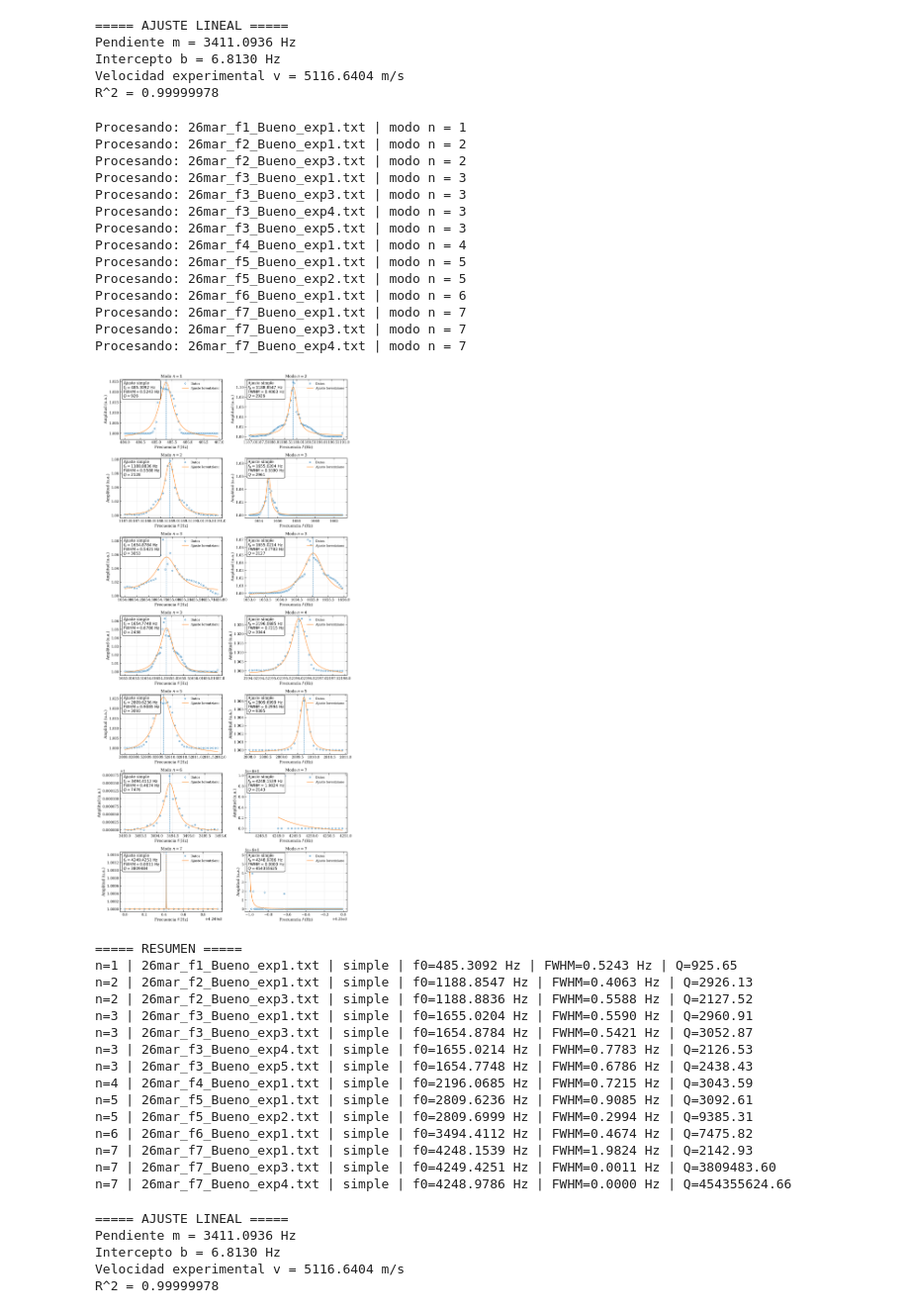
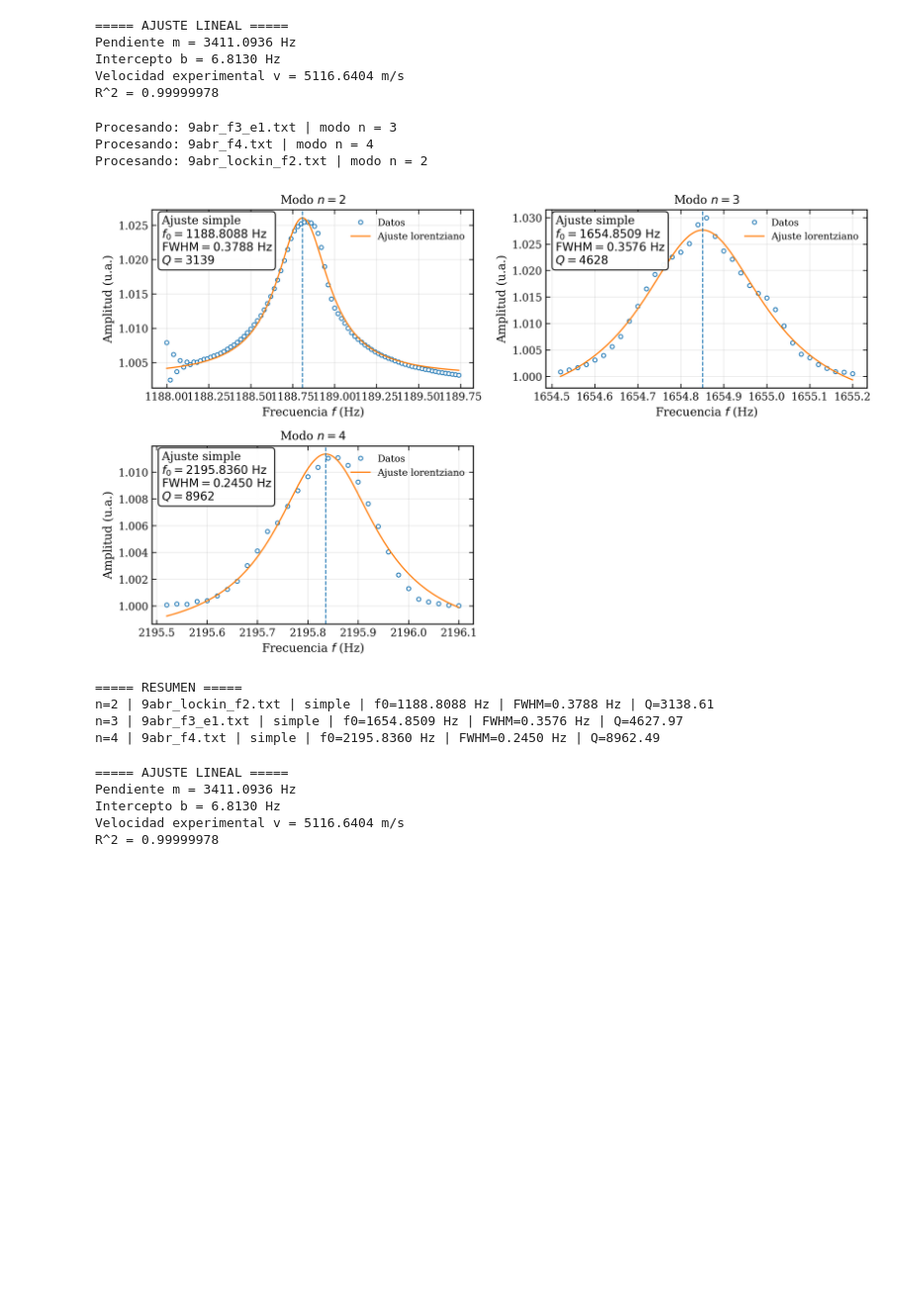
Before and after one commit to EduardoGarcia528/Tesis, a Jupyter notebook: lab/practica1.ipynb, the cells around one changed output. Shown at 99% size. Drawn from its saved outputs; the diff is of its cells as text; code cells hidden in the pictures; blank space fills up the shorter version.

```diff
--- a/lab/practica1.ipynb
+++ b/lab/practica1.ipynb
@@ -375,7 +375,7 @@ def doble_lorentziana(f, A1, f1, g1, A2, f2, g2, C):
 # Extraer modo n del nombre
 # =========================
 def extraer_modo(nombre_archivo):
-    m = re.search(r"f(\d+)_", nombre_archivo)
+    m = re.search(r"f(\d+)", nombre_archivo)
     if m:
         return int(m.group(1))
     return None
@@ -505,11 +505,11 @@ def ajustar_doble_lorentziana(x, y, p0=None, bounds=None, maxfev=200000):
 # =========================
 # Parámetros
 # =========================
-carpeta = "labequipo2/26mar"
+carpeta = "labequipo2/9abr_"
 
 skip_idx = set()
-# skip_idx = {0, 2, 3, 5, 6}
-
+skip_idx = {0,1,2,3,7,8}
+xi,xf = [1654.5,2195.5,1188.0],[1655.2,2196.1,1189.75]
 ext_ok = (".txt", ".dat", ".csv")
 
 # Modos que quieres ajustar con DOBLE lorentziana
@@ -523,18 +523,19 @@ archivos = sorted([fn for fn in os.listdir(carpeta) if fn.lower().endswith(ext_o
 
 resultados = []
 fallos_ajuste = []
-
+j = 0
 for i, nombre_archivo in enumerate(archivos):
     if i in skip_idx:
         continue
 
-    if "Bueno" not in nombre_archivo:
-        continue
+    # if "Bueno" not in nombre_archivo:
+    #     continue
 
     modo_n = extraer_modo(nombre_archivo)
     if modo_n is None:
-        print(f"[WARN] No se pudo extraer el modo n de: {nombre_archivo}")
-        continue
+        modo_n = 0
+        # print(f"[WARN] No se pudo extraer el modo n de: {nombre_archivo}")
+        # continue
 
     print(f"Procesando: {nombre_archivo} | modo n = {modo_n}")
 
@@ -555,9 +556,9 @@ for i, nombre_archivo in enumerate(archivos):
 
     # mask = (y_db > 0.0) & np.isfinite(y_db) & np.isfinite(x)
     ymax = np.max(y_db)
-    mask = (y_db > ymax - 20) & np.isfinite(y_db) & np.isfinite(x)
-
-
+    # mask = (y_db > ymax - 20) & np.isfinite(y_db) & np.isfinite(x)
+    mask = (x >= xi[j]) & (x <= xf[j])
+    j += 1
     x = x[mask]
     y_db = y_db[mask]
 
@@ -714,63 +715,41 @@ for j in range(n_paneles, len(axes)):
 fig.tight_layout()
 plt.rcParams["axes.labelsize"] = 9
 plt.show()
 
 # =========================
 # Resumen en consola
 # =========================
 print("\n===== RESUMEN =====")
 for d in resultados:
     if not d["ajuste_ok"]:
         print(f"n={d['modo_n']} | {d['archivo']} | AJUSTE FALLIDO")
         continue
 
     if d["tipo_ajuste"] == "simple":
         print(
             f"n={d['modo_n']} | {d['archivo']} | simple | "
             f"f0={d['f0']:.4f} Hz | FWHM={d['FWHM']:.4f} Hz | Q={d['Q']:.2f}"
         )
     else:
         print(
             f"n={d['modo_n']} | {d['archivo']} | doble | "
             f"f1={d['f01']:.4f} Hz | FWHM1={d['FWHM1']:.4f} Hz | Q1={d['Q1']:.2f} | "
             f"f2={d['f02']:.4f} Hz | FWHM2={d['FWHM2']:.4f} Hz | Q2={d['Q2']:.2f}"
         )
 
 if fallos_ajuste:
     print("\n===== AJUSTES QUE FALLARON =====")
     for nombre in fallos_ajuste:
         print(f"- {nombre}")
 # %% [output]
-Procesando: 26mar_f1_Bueno_exp1.txt | modo n = 1
-Procesando: 26mar_f2_Bueno_exp1.txt | modo n = 2
-Procesando: 26mar_f2_Bueno_exp3.txt | modo n = 2
-Procesando: 26mar_f3_Bueno_exp1.txt | modo n = 3
-Procesando: 26mar_f3_Bueno_exp3.txt | modo n = 3
-Procesando: 26mar_f3_Bueno_exp4.txt | modo n = 3
-Procesando: 26mar_f3_Bueno_exp5.txt | modo n = 3
-Procesando: 26mar_f4_Bueno_exp1.txt | modo n = 4
-Procesando: 26mar_f5_Bueno_exp1.txt | modo n = 5
-Procesando: 26mar_f5_Bueno_exp2.txt | modo n = 5
-Procesando: 26mar_f6_Bueno_exp1.txt | modo n = 6
-Procesando: 26mar_f7_Bueno_exp1.txt | modo n = 7
-Procesando: 26mar_f7_Bueno_exp3.txt | modo n = 7
-Procesando: 26mar_f7_Bueno_exp4.txt | modo n = 7
+Procesando: 9abr_f3_e1.txt | modo n = 3
+Procesando: 9abr_f4.txt | modo n = 4
+Procesando: 9abr_lockin_f2.txt | modo n = 2
-[figure, old version]
+[figure, new version]
 ===== RESUMEN =====
-n=1 | 26mar_f1_Bueno_exp1.txt | simple | f0=485.3092 Hz | FWHM=0.5243 Hz | Q=925.65
-n=2 | 26mar_f2_Bueno_exp1.txt | simple | f0=1188.8547 Hz | FWHM=0.4063 Hz | Q=2926.13
-n=2 | 26mar_f2_Bueno_exp3.txt | simple | f0=1188.8836 Hz | FWHM=0.5588 Hz | Q=2127.52
-n=3 | 26mar_f3_Bueno_exp1.txt | simple | f0=1655.0204 Hz | FWHM=0.5590 Hz | Q=2960.91
-n=3 | 26mar_f3_Bueno_exp3.txt | simple | f0=1654.8784 Hz | FWHM=0.5421 Hz | Q=3052.87
-n=3 | 26mar_f3_Bueno_exp4.txt | simple | f0=1655.0214 Hz | FWHM=0.7783 Hz | Q=2126.53
-n=3 | 26mar_f3_Bueno_exp5.txt | simple | f0=1654.7748 Hz | FWHM=0.6786 Hz | Q=2438.43
-n=4 | 26mar_f4_Bueno_exp1.txt | simple | f0=2196.0685 Hz | FWHM=0.7215 Hz | Q=3043.59
-n=5 | 26mar_f5_Bueno_exp1.txt | simple | f0=2809.6236 Hz | FWHM=0.9085 Hz | Q=3092.61
-n=5 | 26mar_f5_Bueno_exp2.txt | simple | f0=2809.6999 Hz | FWHM=0.2994 Hz | Q=9385.31
-n=6 | 26mar_f6_Bueno_exp1.txt | simple | f0=3494.4112 Hz | FWHM=0.4674 Hz | Q=7475.82
-n=7 | 26mar_f7_Bueno_exp1.txt | simple | f0=4248.1539 Hz | FWHM=1.9824 Hz | Q=2142.93
-n=7 | 26mar_f7_Bueno_exp3.txt | simple | f0=4249.4251 Hz | FWHM=0.0011 Hz | Q=3809483.60
-n=7 | 26mar_f7_Bueno_exp4.txt | simple | f0=4248.9786 Hz | FWHM=0.0000 Hz | Q=454355624.66
+n=2 | 9abr_lockin_f2.txt | simple | f0=1188.8088 Hz | FWHM=0.3788 Hz | Q=3138.61
+n=3 | 9abr_f3_e1.txt | simple | f0=1654.8509 Hz | FWHM=0.3576 Hz | Q=4627.97
+n=4 | 9abr_f4.txt | simple | f0=2195.8360 Hz | FWHM=0.2450 Hz | Q=8962.49
 # %%
 import numpy as np
 import matplotlib.pyplot as plt
```
Also changed, not shown: parts of 2 cells of this notebook, 58 other files.
